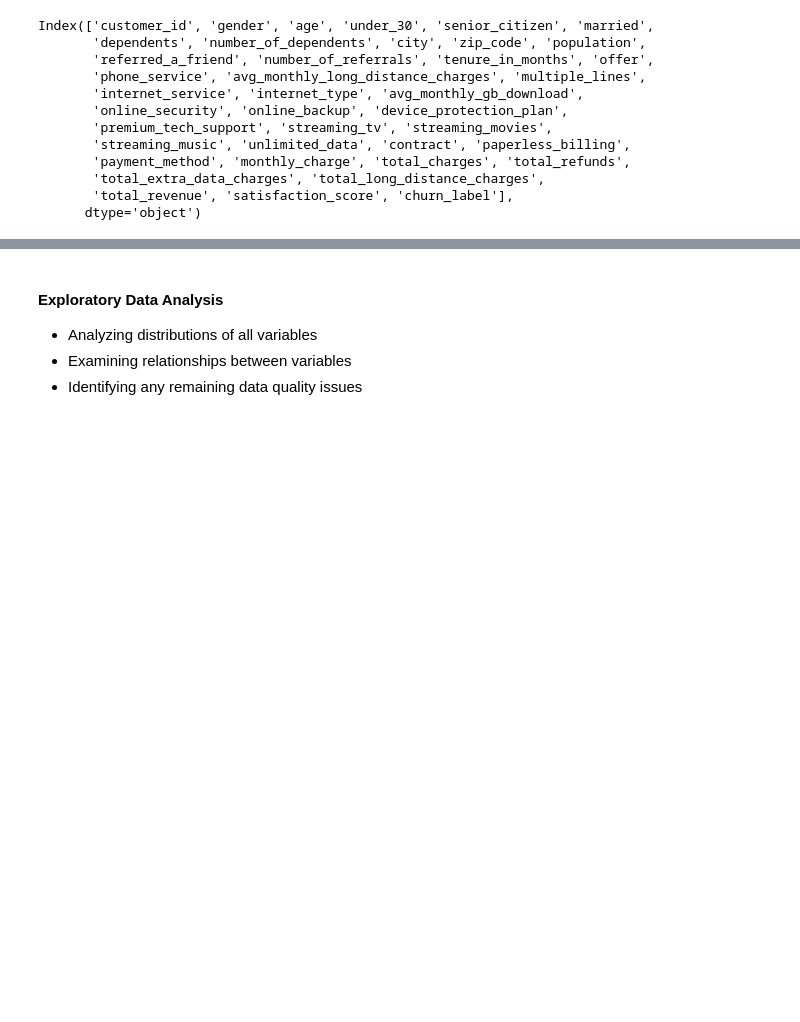
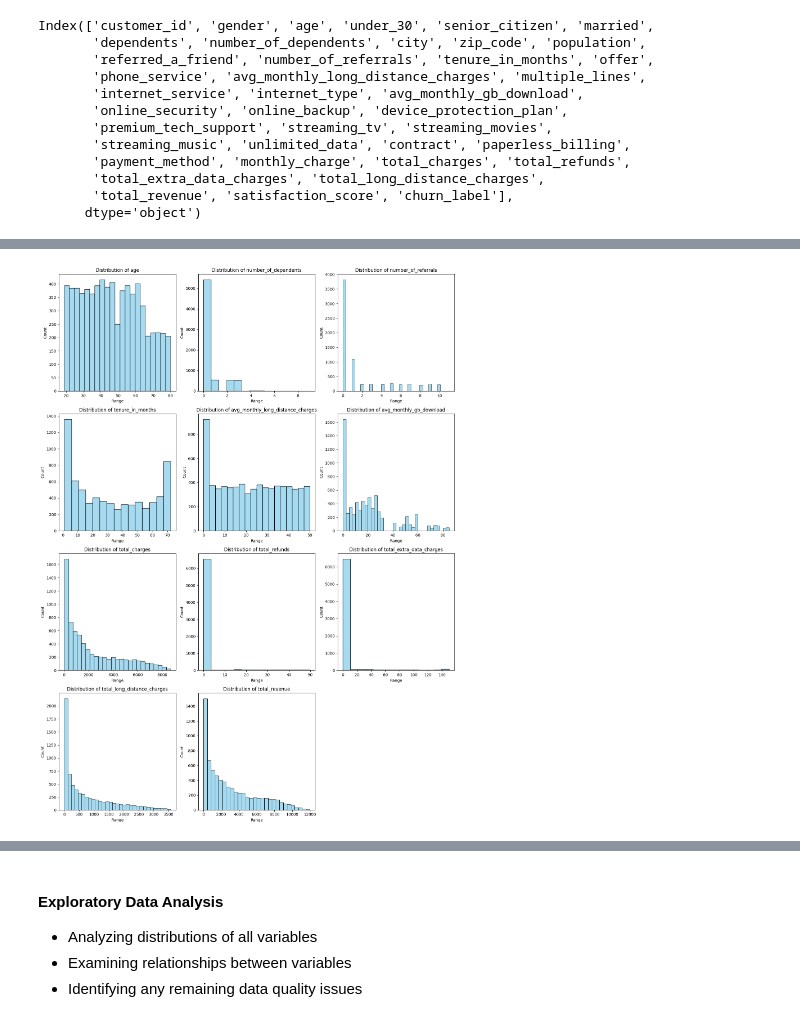
Before and after one commit to MahendraC17/Causal-AI---Customer-Churn, a Jupyter notebook: causal_analysis_using_psm.ipynb, the cells around one changed output, grey strips where cells are left out. Saved outputs shown, nothing was run; the diff lists cells and outputs as text; code cells hidden in the pictures; blank space fills up the shorter version.

```diff
--- a/causal_analysis_using_psm.ipynb
+++ b/causal_analysis_using_psm.ipynb
@@ -38,5 +44,7 @@ df.describe()
 # %%
-numerical_variables = ['age', 'number_of_dependents', 'population', 'number_of_referrals', 'tenure_in_months', 'avg_monthly_long_distance_charges',
+numerical_variables = ['age', 'number_of_dependents', 'number_of_referrals', 'tenure_in_months', 'avg_monthly_long_distance_charges',
                         'avg_monthly_gb_download', 'total_charges', 'total_refunds', 'total_extra_data_charges', 'total_long_distance_charges',
                         'total_revenue', ]
+
+df[numerical_variables].describe()
 # %% [output]
@@ -43,0 +60,18 @@ NameError: name 'age' is not defined
+# %%
+fig, axes = plt.subplots(4, 3, figsize=(15, 20))
+
+axes = axes.flatten()
+
+for i, feature in enumerate(numerical_variables):
+    sns.histplot(data=df, x=feature, ax=axes[i], color='skyblue', stat='count')
+    axes[i].set_xlabel('Range')
+    axes[i].set_ylabel('Count')
+    axes[i].set_title(f'Distribution of {feature}')
+
+if len(numerical_variables) % 2 != 0:
+    fig.delaxes(axes[-1])
+
+plt.tight_layout()
+plt.show()
+# %% [output]
+[figure, added]
```
Also changed, not shown: parts of 7 cells of this notebook.
